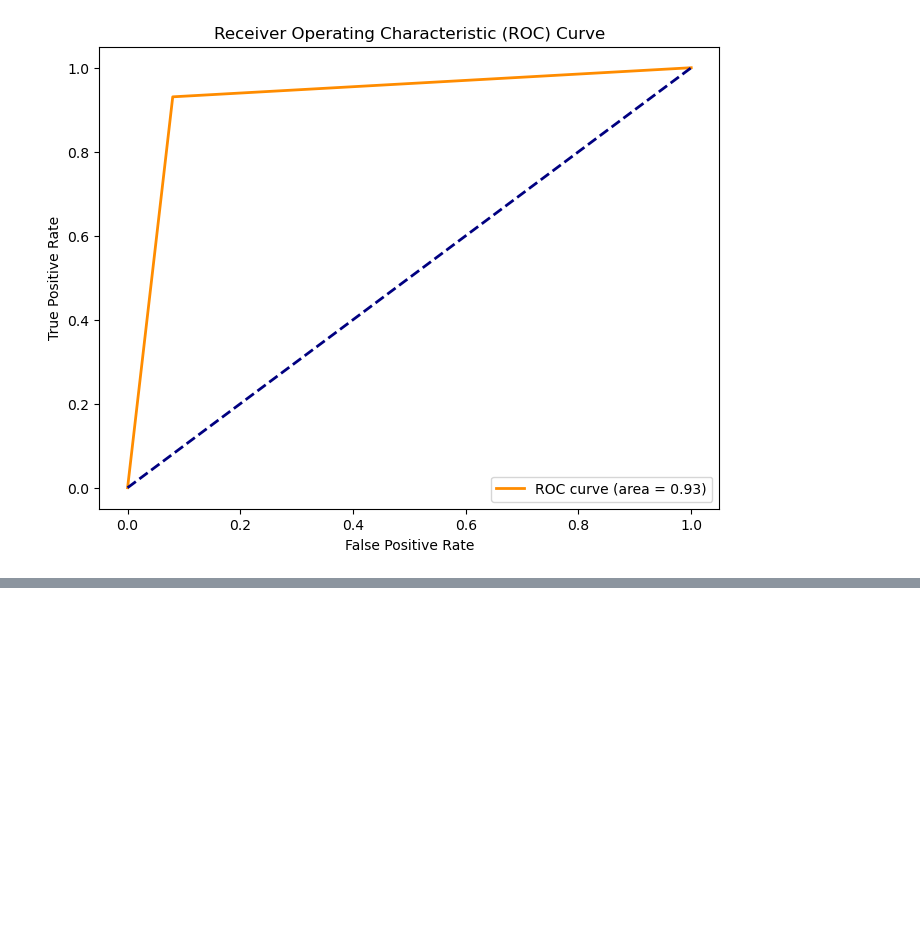
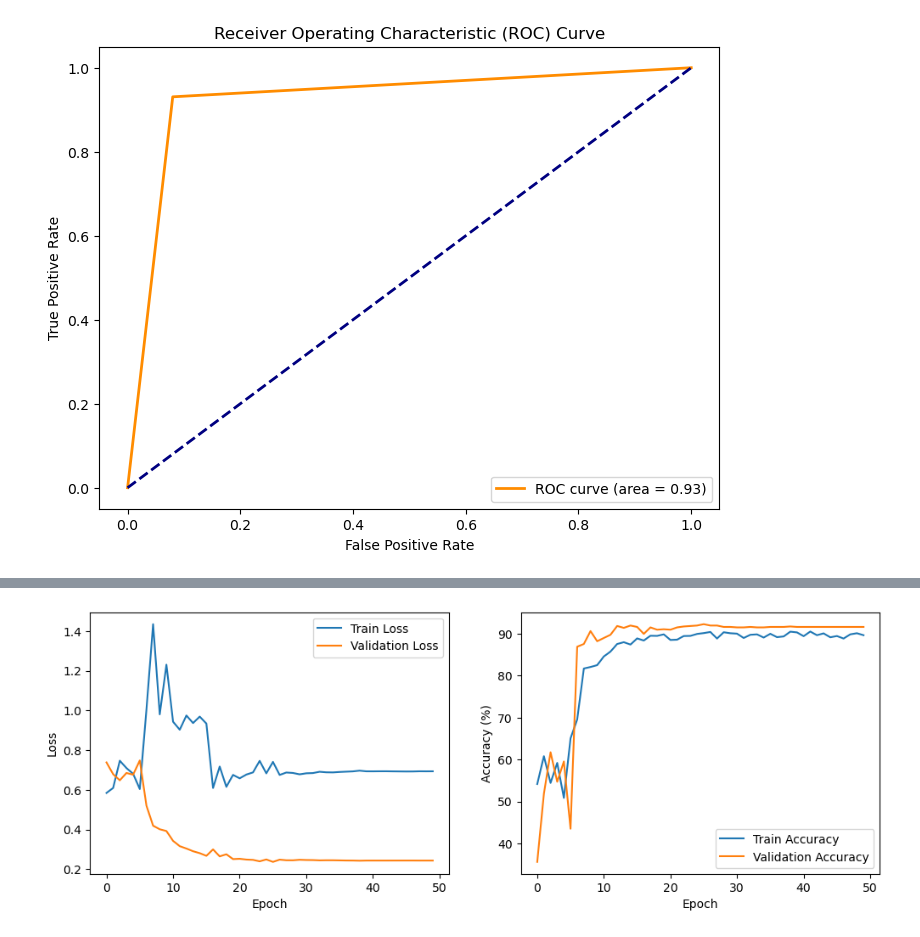
Before and after one commit to honzh073/FL, a Jupyter notebook: code/2_patient_level/2_1_imagefolder.ipynb, the cells around one changed output, grey strips where cells are left out. Cells and saved outputs as stored; diff of their text form; code cells hidden in the pictures; blank space fills up the shorter version.

```diff
--- a/code/2_patient_level/2_1_imagefolder.ipynb
+++ b/code/2_patient_level/2_1_imagefolder.ipynb
@@ -502,0 +522,5 @@ NameError: name 'test_model' is not defined
+# %%
+# densenet161
+vgg19 = train_model(train_loader, validation_loader, classweight,
+                          num_epochs=50, lr=0.0001, step_size=10, gamma=0.1, model_name='vgg19', device=device)
+# %% [output]
@@ -502,0 +544 @@ NameError: name 'test_model' is not defined
+[figure, added]
```
Also changed, not shown: parts of 6 cells of this notebook, 22 other files.
